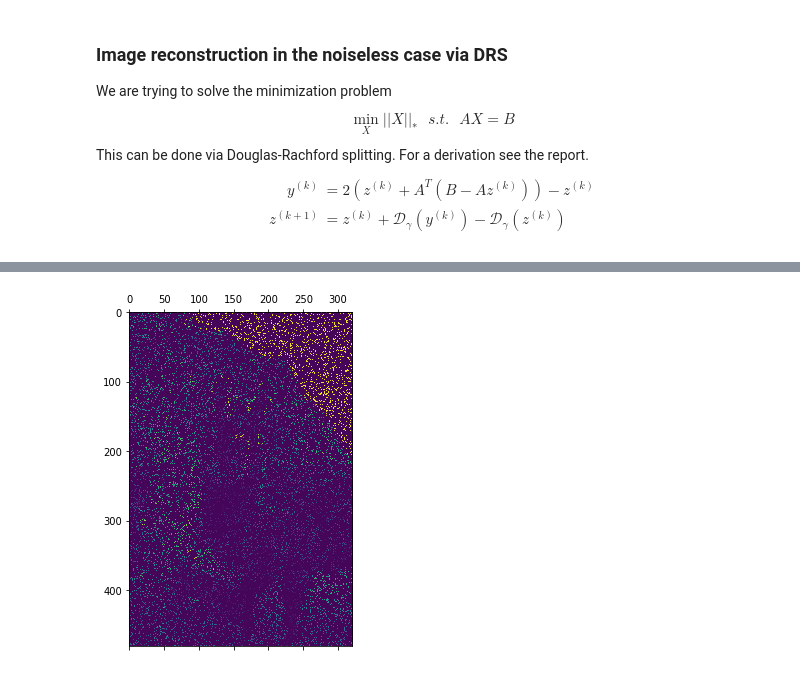
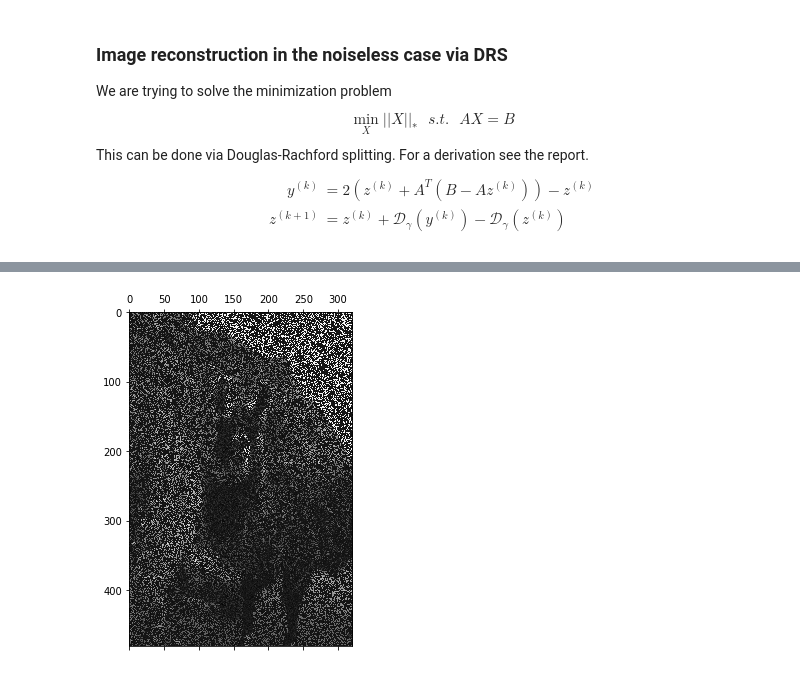
Before and after one commit to uprestel/Matrix-Completion, a Jupyter notebook: project.ipynb, the cells around one changed output, grey strips where cells are left out. Drawn from its saved outputs; the diff is of its cells as text; code cells hidden in the pictures.

```diff
--- a/project.ipynb
+++ b/project.ipynb
@@ -80,56 +80,63 @@ def D(X, gamma, m, n):
     U, s, VT = np.linalg.svd(X_, full_matrices=True)
     #print(s.shape, "ssss", type(s), type(s-gamma))
     st = np.maximum(0, s - gamma)
-
     S = np.zeros((m, n), dtype=np.float)
     S[:n, :n] = np.diag(st)
     Xt = U@(S@VT)
     Xt = Xt.reshape(m*n)
     return Xt
 
-def P_omega(m, n, omega):
+
+def draw(vec):
+    mat = vec.reshape((m,n))
+    plt.matshow(mat, cmap="gray")
+
+def flatten(omega):
     """
-    Sampling operator to encode the known entries in the set omega
+    Transform the index set omega ( which stores the elements which are nonzero in the corrupted image )
+    to a vector-index representation.
     """
-    s = omega.shape[0]
-    #A_ = csc_matrix((m*n, omega.shape[0]), dtype=np.int8).toarray()
-    row = []
-    col = []
-    for k in range(0, s):
-        i,j = list(omega[k])
-        row.append(k)
-        col.append(j+n*i)
-        #print(j+n*i, i,j, m*n)
-    row = np.array(row)
-    col = np.array(col)
-    #print(col.max(), col.max() >= m*n)
-    data = np.array([1 for i in range(0, s)])
-    A_ = csc_matrix((data, (row, col)), shape=(s, m*n))
-    return A_
+    global n
+    flattened = []
+    for coord in omega:
+        i,j = coord
+        #print(i,j, n, m, i*n + j)
+        flattened.append(i*n + j)
+    return flattened
 
-print(mask.shape, mask.shape[0]*mask.shape[1])
-print(np.count_nonzero(mask))
+def construct_A(m, n, omega, Y, B):
+    """
+    Construct the
+    """
+    omega_flat = flatten(omega)
+
+    row = np.arange(m*n)
+    col = np.arange(m*n)
+    data = np.ones(m*n)
+
+    for i in range(0, len(omega_flat)):
+        data[omega_flat[i]] = B[i] / Y[i]
+    A = csc_matrix((data, (row, col)), shape=(m*n, m*n))
+    return A
+
 
 omega = np.argwhere(mask!=0)
-P = P_omega(m,n, omega)
-print(mask.shape)
-B = A_noisy[mask!=0]
-print(B.shape)
-#print(B)
-def DRS(A, B, iterations, gamma):
-    zk = np.zeros(m*n)
+B = image_noisy.reshape(m*n)
+
+
+
+draw(B)
+def DRS(iterations, gamma):
+    zk = B
 
     for k in range(0, iterations):
-        #print(B.shape, A.shape, zk.shape)
-        yk = 2*(zk + A.T@(B-A@zk))-zk
-
-        rr1 =  D(yk, gamma, m, n)
-        zk = zk + D(yk, gamma, m, n) - D(zk, gamma, m, n)
+        A = construct_A(m, n, omega, zk, B)
+        xk = zk + A.T @ (B - A@zk)
+        yk = D(2*xk - zk, gamma, m, n)
+        zk = zk + yk - xk
     return zk
 
-rec = DRS(P, B, 3, 1.)
-print(rec.shape)
-rec=rec.reshape((m,n))
-print(rec.shape, "<<")
-plt.matshow(rec)
+rec = DRS(3, gamma = .006)
+print(rec.min())
+draw(rec)
 # %% [output]
@@ -143 +144 @@ plt.matshow(rec)
-[figure, old version]
+[figure, new version]
```
Also changed, not shown: parts of 3 cells of this notebook, 1 other file.
